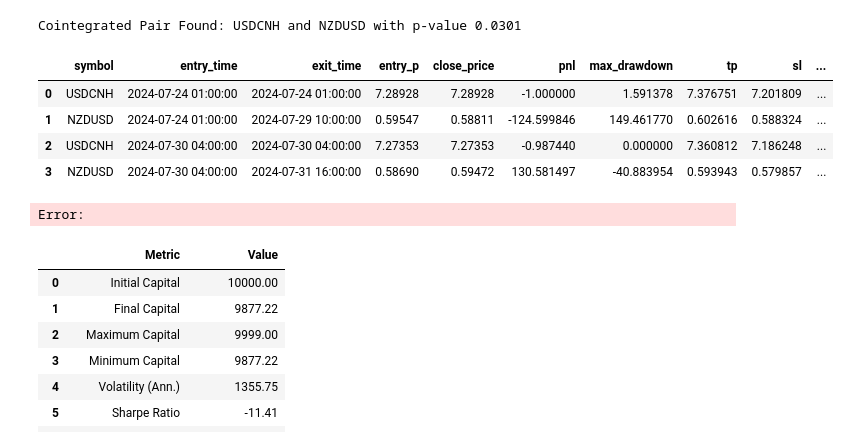
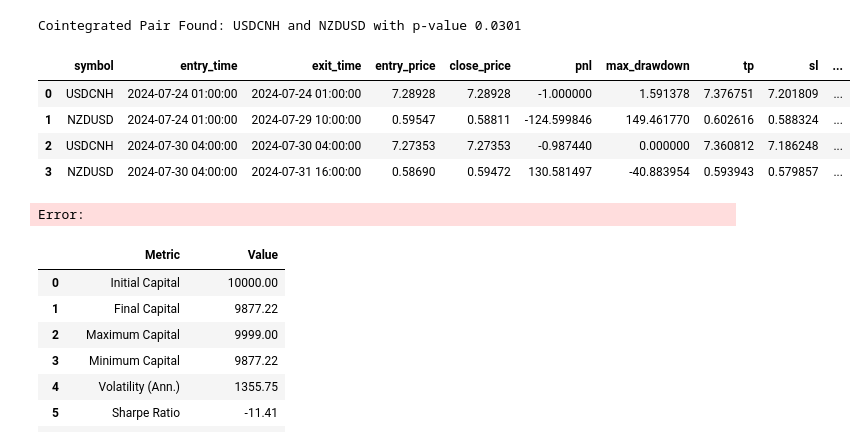
Before and after one commit to sesto-dev/notebooks, a Jupyter notebook: notebooks/backtests/03_MeanReversion.ipynb, the cells around one changed output. Drawn from its saved outputs; the diff is of its cells as text; code cells hidden in the pictures.

```diff
--- a/notebooks/backtests/03_MeanReversion.ipynb
+++ b/notebooks/backtests/03_MeanReversion.ipynb
@@ -194,9 +194,9 @@ for pair in cointegrated_pairs:
                 open_positions.append({
                     'symbol': symbol1,
                     'entry_time': trade_time,
-                    'entry_p': symbol1_price,
-                    'sl_p': symbol1_price - (symbol1_price * TRADE_SPREAD_PERCENT),
-                    'tp_p': symbol1_price + (symbol1_price * TRADE_SPREAD_PERCENT),
+                    'entry_price': symbol1_price,
+                    'sl_price': symbol1_price - (symbol1_price * TRADE_SPREAD_PERCENT),
+                    'tp_price': symbol1_price + (symbol1_price * TRADE_SPREAD_PERCENT),
                     'position': 'short',
                     'allocated_capital': capital * CAPITAL_ALLOCATION_PER_TRADE,
                     'fee': FEE_MULTIPLIER * (capital * CAPITAL_ALLOCATION_PER_TRADE)
@@ -205,9 +205,9 @@ for pair in cointegrated_pairs:
                 open_positions.append({
                     'symbol': symbol2,
                     'entry_time': trade_time,
-                    'entry_p': symbol2_price,
-                    'sl_p': symbol2_price - (symbol2_price * TRADE_SPREAD_PERCENT),
-                    'tp_p': symbol2_price + (symbol2_price * TRADE_SPREAD_PERCENT),
+                    'entry_price': symbol2_price,
+                    'sl_price': symbol2_price - (symbol2_price * TRADE_SPREAD_PERCENT),
+                    'tp_price': symbol2_price + (symbol2_price * TRADE_SPREAD_PERCENT),
                     'position': 'long',
                     'allocated_capital': capital * CAPITAL_ALLOCATION_PER_TRADE,
                     'fee': FEE_MULTIPLIER * (capital * CAPITAL_ALLOCATION_PER_TRADE)
@@ -221,9 +221,9 @@ for pair in cointegrated_pairs:
                 open_positions.append({
                     'symbol': symbol1,
                     'entry_time': trade_time,
-                    'entry_p': symbol1_price,
-                    'sl_p': symbol1_price + (symbol1_price * TRADE_SPREAD_PERCENT),
-                    'tp_p': symbol1_price - (symbol1_price * TRADE_SPREAD_PERCENT),
+                    'entry_price': symbol1_price,
+                    'sl_price': symbol1_price + (symbol1_price * TRADE_SPREAD_PERCENT),
+                    'tp_price': symbol1_price - (symbol1_price * TRADE_SPREAD_PERCENT),
                     'position': 'long',
                     'allocated_capital': capital * CAPITAL_ALLOCATION_PER_TRADE,
                     'fee': FEE_MULTIPLIER * (capital * CAPITAL_ALLOCATION_PER_TRADE)
@@ -232,9 +232,9 @@ for pair in cointegrated_pairs:
                 open_positions.append({
                     'symbol': symbol2,
                     'entry_time': trade_time,
-                    'entry_p': symbol2_price,
-                    'sl_p': symbol2_price + (symbol2_price * TRADE_SPREAD_PERCENT),
-                    'tp_p': symbol2_price - (symbol2_price * TRADE_SPREAD_PERCENT),
+                    'entry_price': symbol2_price,
+                    'sl_price': symbol2_price + (symbol2_price * TRADE_SPREAD_PERCENT),
+                    'tp_price': symbol2_price - (symbol2_price * TRADE_SPREAD_PERCENT),
                     'position': 'short',
                     'allocated_capital': capital * CAPITAL_ALLOCATION_PER_TRADE,
                     'fee': FEE_MULTIPLIER * (capital * CAPITAL_ALLOCATION_PER_TRADE)
@@ -245,82 +245,82 @@ for pair in cointegrated_pairs:
             df = mtd.data[position['symbol']]
             close_price = df.loc[index]['close']
 
-            if position['position'] == 'long' and (close_price >= position['tp_p'] or close_price <= position['sl_p']):
+            if position['position'] == 'long' and (close_price >= position['tp_price'] or close_price <= position['sl_price']):
                 # Close long position
-                profit = (close_price - position['entry_p']) * LEVERAGE * position['allocated_capital'] / position['entry_p']
+                profit = (close_price - position['entry_price']) * LEVERAGE * position['allocated_capital'] / position['entry_price']
                 capital += profit - position['fee']
-                max_drawdown = (position['entry_p'] - min(df.loc[index:, 'close'])) * LEVERAGE * position['allocated_capital'] / position['entry_p']
+                max_drawdown = (position['entry_price'] - min(df.loc[index:, 'close'])) * LEVERAGE * position['allocated_capital'] / position['entry_price']
 
                 trades.append({
                     'symbol': position['symbol'],
                     'entry_time': position['entry_time'],
                     'exit_time': trade_time,
-                    'entry_p': position['entry_p'],
+                    'entry_price': position['entry_price'],
                     'close_price': close_price,
                     'pnl': profit - position['fee'],
                     'max_drawdown': max_drawdown,
-                    'tp_p': position['tp_p'],
-                    'sl_p': position['sl_p'],
+                    'tp_price': position['tp_price'],
+                    'sl_price': position['sl_price'],
                     'position': position['position']
                 })
                 open_positions.remove(position)
 
-            elif position['position'] == 'short' and (close_price <= position['tp_p'] or close_price >= position['sl_p']):
+            elif position['position'] == 'short' and (close_price <= position['tp_price'] or close_price >= position['sl_price']):
                 # Close short position
-                profit = (position['entry_p'] - close_price) * LEVERAGE * position['allocated_capital'] / position['entry_p']
+                profit = (position['entry_price'] - close_price) * LEVERAGE * position['allocated_capital'] / position['entry_price']
                 capital += profit - position['fee']
-                max_drawdown = (max(df.loc[index:, 'close']) - position['entry_p']) * LEVERAGE * position['allocated_capital'] / position['entry_p']
+                max_drawdown = (max(df.loc[index:, 'close']) - position['entry_price']) * LEVERAGE * position['allocated_capital'] / position['entry_price']
 
                 trades.append({
                     'symbol': position['symbol'],
                     'entry_time': position['entry_time'],
                     'exit_time': trade_time,
-                    'entry_p': position['entry_p'],
+                    'entry_price': position['entry_price'],
                     'close_price': close_price,
                     'pnl': profit - position['fee'],
                     'max_drawdown': max_drawdown,
-                    'tp_p': position['tp_p'],
-                    'sl_p': position['sl_p'],
+                    'tp_price': position['tp_price'],
+                    'sl_price': position['sl_price'],
                     'position': position['position']
                 })
                 open_positions.remove(position)
 
 # Ensure all open positions are closed at the final market price
 final_row = df.iloc[-1]
 final_price = final_row['close']
 final_time = final_row['time']
 
 for position in open_positions:
     if position['position'] == 'long':
-        profit = (final_price - position['entry_p']) * LEVERAGE * position['allocated_capital'] / position['entry_p']
+        profit = (final_price - position['entry_price']) * LEVERAGE * position['allocated_capital'] / position['entry_price']
     elif position['position'] == 'short':
-        profit = (position['entry_p'] - final_price) * LEVERAGE * position['allocated_capital'] / position['entry_p']
+        profit = (position['entry_price'] - final_price) * LEVERAGE * position['allocated_capital'] / position['entry_price']
 
     fee = FEE_MULTIPLIER * LEVERAGE * position['allocated_capital']
     capital += profit - fee
 
-    max_drawdown = (position['entry_p'] - min(df['close'])) * LEVERAGE * position['allocated_capital'] / position['entry_p'] if position['position'] == 'long' else (max(df['close']) - position['entry_p']) * LEVERAGE * position['allocated_capital'] / position['entry_p']
+    max_drawdown = (position['entry_price'] - min(df['close'])) * LEVERAGE * position['allocated_capital'] / position['entry_price'] if position['position'] == 'long' else (max(df['close']) - position['entry_price']) * LEVERAGE * position['allocated_capital'] / position['entry_price']
 
     trades.append({
         'symbol': position['symbol'],
         'entry_time': position['entry_time'],
         'exit_time': final_time,
-        'entry_p': position['entry_p'],
+        'entry_price': position['entry_price'],
         'close_price': final_price,
         'pnl': profit - fee,
         'max_drawdown': max_drawdown,
-        'tp_p': position['tp_p'],
-        'sl_p': position['sl_p'],
+        'tp_price': position['tp_price'],
+        'sl_price': position['sl_price'],
         'position': position['position']
     })
 
 # Convert trades to a DataFrame for analysis
 trades_df = pd.DataFrame(trades)
 trades_df['capital'] = INITIAL_CAPITAL + trades_df['pnl'].cumsum()
 
 trades_df
 # %% [output]
-|  | symbol | entry_time | exit_time | entry_p | close_price | pnl | max_drawdown | tp | sl | ... |
+|  | symbol | entry_time | exit_time | entry_price | close_price | pnl | max_drawdown | tp | sl | ... |
 | 0 | USDCNH | 2024-07-24 01:00:00 | 2024-07-24 01:00:00 | 7.28928 | 7.28928 | -1.000000 | 1.591378 | 7.376751 | 7.201809 | ... |
 | 1 | NZDUSD | 2024-07-24 01:00:00 | 2024-07-29 10:00:00 | 0.59547 | 0.58811 | -124.599846 | 149.461770 | 0.602616 | 0.588324 | ... |
 | 2 | USDCNH | 2024-07-30 04:00:00 | 2024-07-30 04:00:00 | 7.27353 | 7.27353 | -0.987440 | 0.000000 | 7.360812 | 7.186248 | ... |
```
Also changed, not shown: parts of 1 cell of this notebook, 4 other files.
